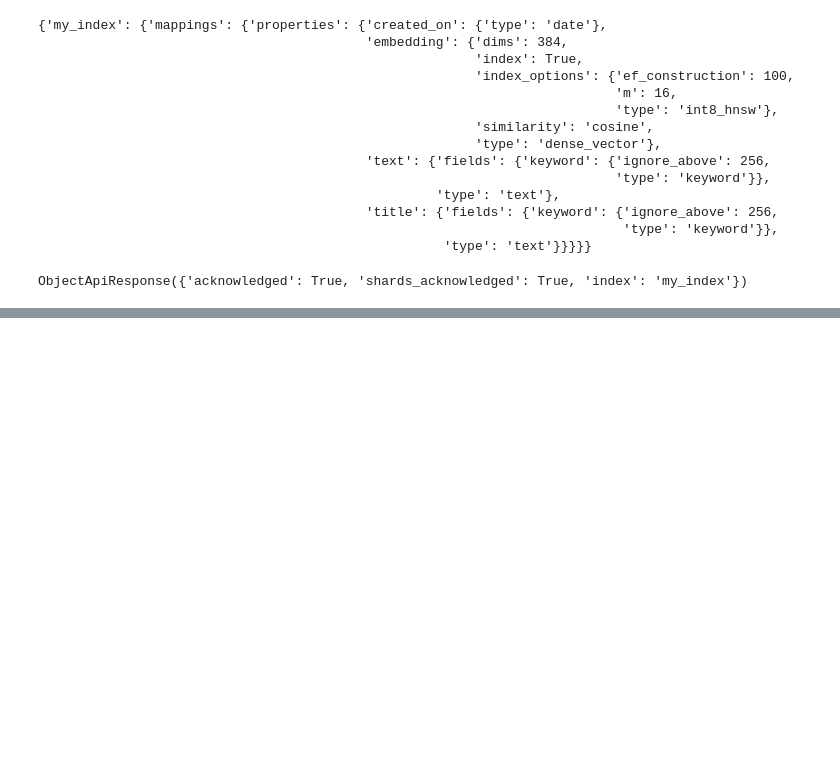
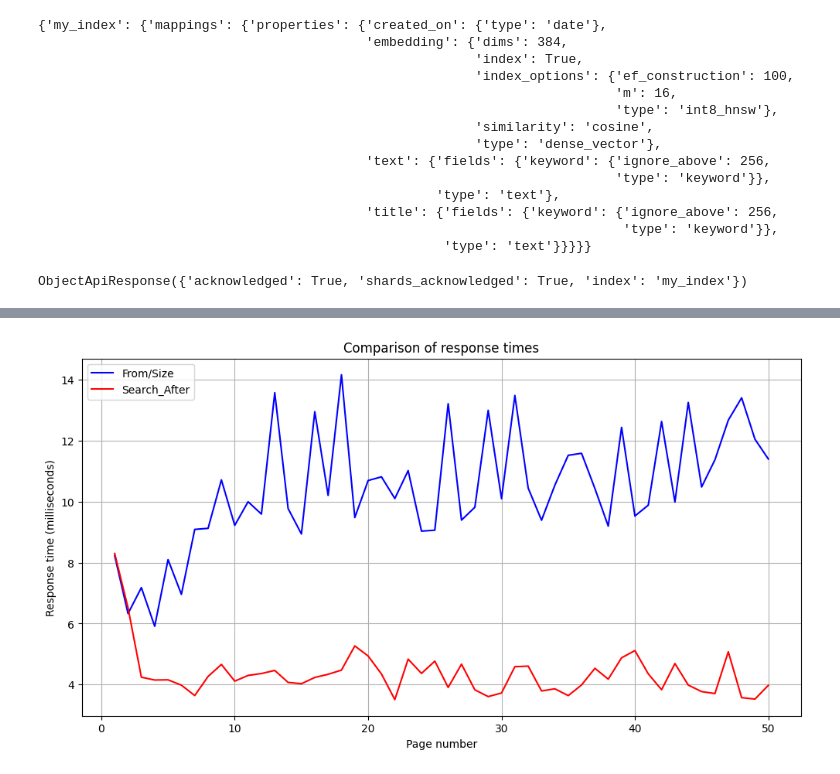
Before and after one commit to Anhtt9x/Elastic_Search, a Jupyter notebook: create_index.ipynb, the cells around one changed output, grey strips where cells are left out. Saved outputs shown, nothing was run; the diff lists cells and outputs as text; code cells hidden in the pictures; blank space fills up the shorter version.

```diff
--- a/create_index.ipynb
+++ b/create_index.ipynb
@@ -1195,0 +1375,19 @@ pprint(response.body)
+# %%
+last_sort_value = hits[-1]['sort']
+response = es.search(
+    index=index_name,
+    body={
+        "size":10,
+        "sort": [
+            {"timestamp": "desc"},
+            {"id": "desc"}
+        ],
+        "search_after":last_sort_value
+    }
+)
+
+hits = response["hits"]["hits"]
+for hit in hits:
+    print(f"ID: {hit['_source']['id']}")
+    print(f"Sort values: {hit['sort']}")
+    print("*"*100)
@@ -1195,0 +1439,2 @@ pprint(response.body)
+# %%
+from_size_timings = test_from_size_pagination(es=es,index_name=index_name,page_size=200,max_pages=50)
@@ -1195,0 +1494,24 @@ pprint(response.body)
+# %%
+times_search_after=test_search_after_pagination(es=es,index_name=index_name)
+# %%
+import matplotlib.pyplot as plt
+
+def plot_comparison(from_size_timings, search_after_timings):
+    plt.figure(figsize=(12,6))
+
+    pages_from_size , times_from_size = zip(*from_size_timings)
+    page_search_after, times_search_after = zip(*search_after_timings)
+
+    plt.plot(pages_from_size, times_from_size,"b-", label='From/Size')
+    plt.plot(page_search_after, times_search_after,"r-", label='Search_After')
+
+    plt.xlabel("Page number")
+    plt.ylabel("Response time (milliseconds)")
+    plt.title("Comparison of response times")
+    plt.legend()
+    plt.grid(True)
+    plt.show()
+
+plot_comparison(from_size_timings,times_search_after)
+# %% [output]
+[figure, added]
```
Also changed, not shown: parts of 60 cells of this notebook, 1 other file.
